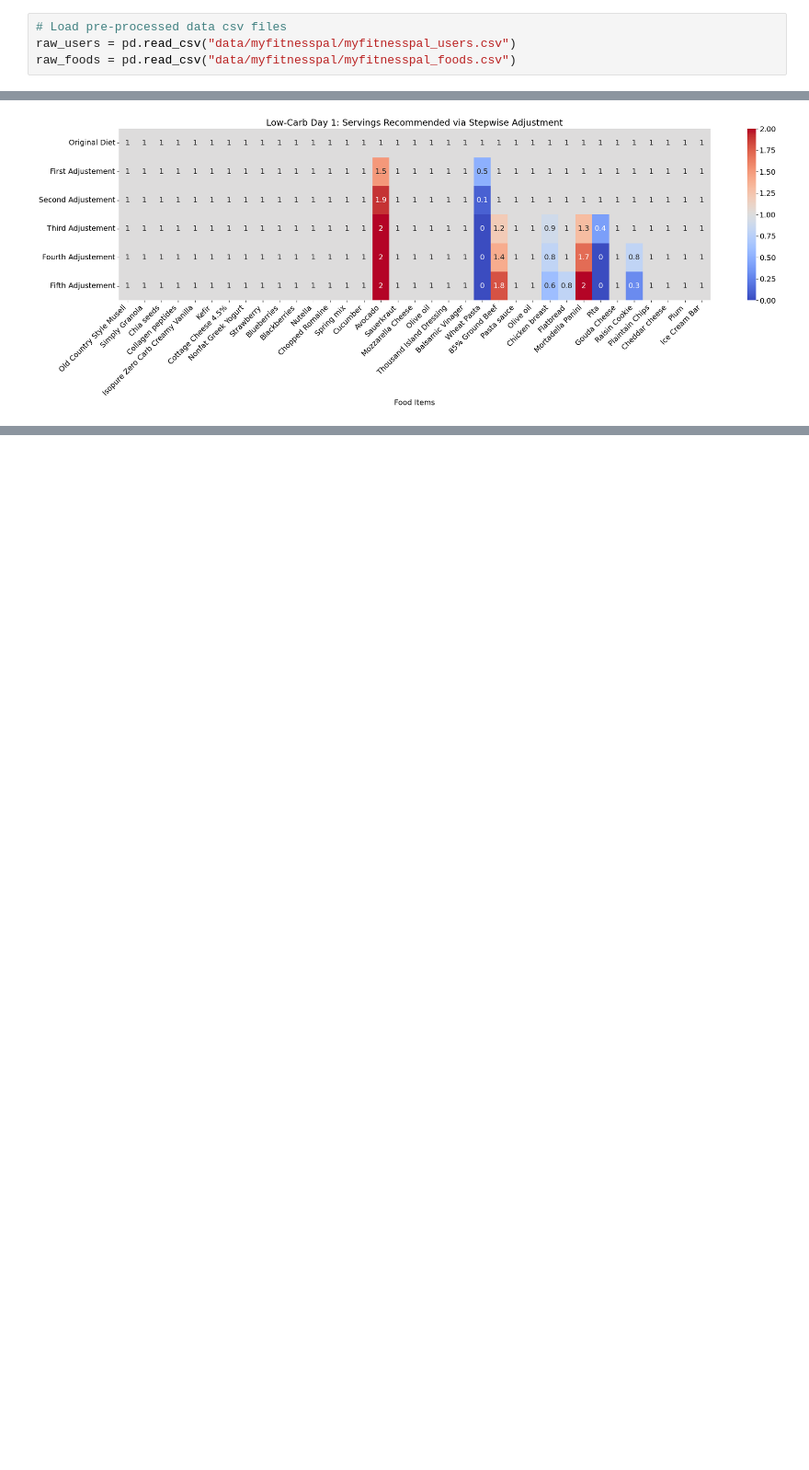
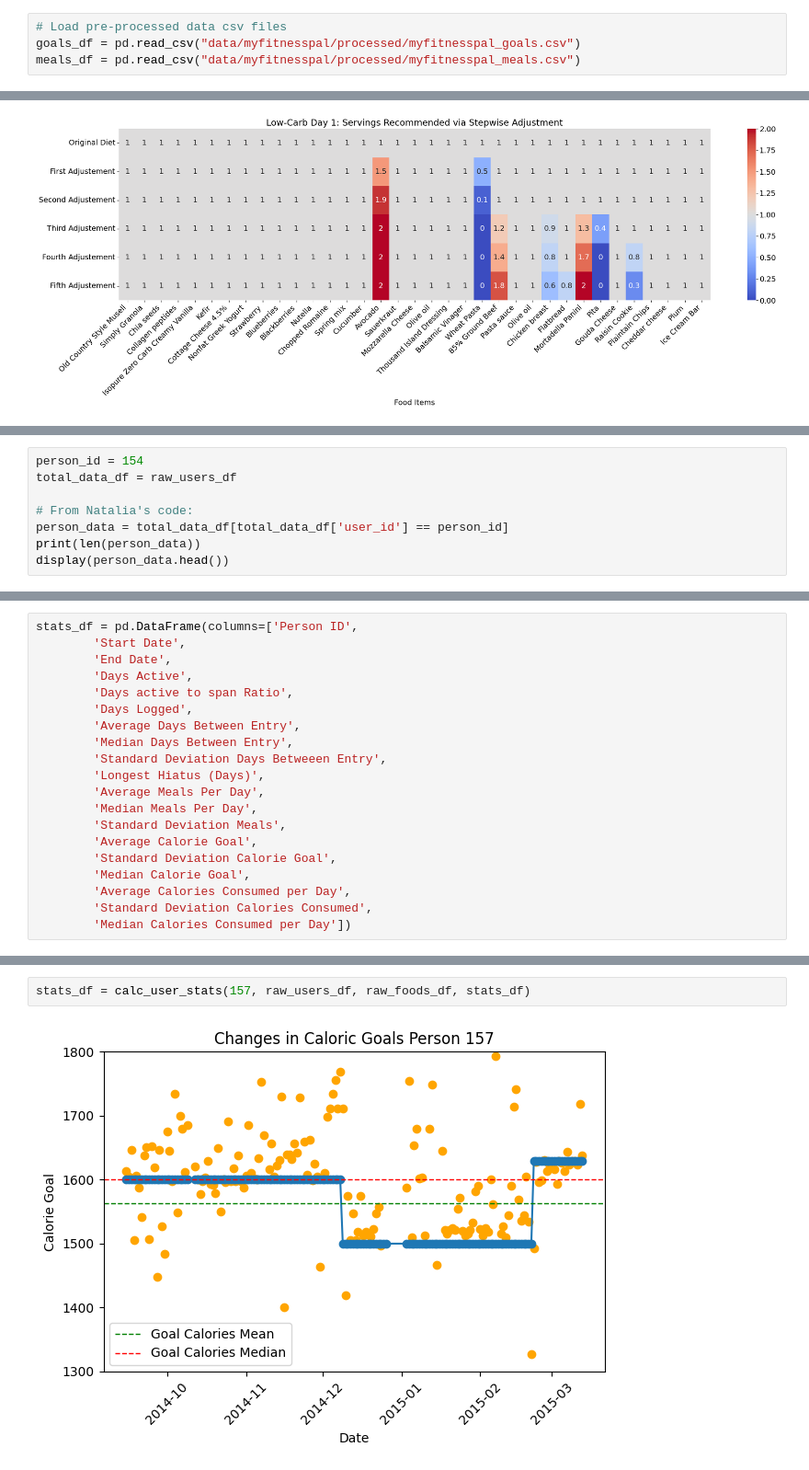
Before and after one commit to FarzinAhmadi/IO-with-behavior-Change, a Jupyter notebook: diet_CIO.ipynb, the cells around one changed output, grey strips where cells are left out. Shown at 92% size. Cells and saved outputs as stored; diff of their text form; blank space fills up the shorter version.

```diff
--- a/diet_CIO.ipynb
+++ b/diet_CIO.ipynb
@@ -27,5 +29,5 @@ from dateutil.parser import parse
 root = "data/myfitnesspal/"
 # %%
 # Load pre-processed data csv files
-raw_users = pd.read_csv("data/myfitnesspal/myfitnesspal_users.csv")
-raw_foods = pd.read_csv("data/myfitnesspal/myfitnesspal_foods.csv")
+goals_df = pd.read_csv("data/myfitnesspal/processed/myfitnesspal_goals.csv")
+meals_df = pd.read_csv("data/myfitnesspal/processed/myfitnesspal_meals.csv")
@@ -2227,0 +2363,8 @@ plt.show()
+# %%
+person_id = 154
+total_data_df = raw_users_df
+
+# From Natalia's code:
+person_data = total_data_df[total_data_df['user_id'] == person_id]
+print(len(person_data))
+display(person_data.head())
@@ -2227,0 +2399,20 @@ plt.show()
+# %%
+stats_df = pd.DataFrame(columns=['Person ID',
+        'Start Date',
+        'End Date',
+        'Days Active',
+        'Days active to span Ratio',
+        'Days Logged',
+        'Average Days Between Entry',
+        'Median Days Between Entry',
+        'Standard Deviation Days Betweeen Entry',
+        'Longest Hiatus (Days)',
+        'Average Meals Per Day',
+        'Median Meals Per Day',
+        'Standard Deviation Meals',
+        'Average Calorie Goal',
+        'Standard Deviation Calorie Goal',
+        'Median Calorie Goal',
+        'Average Calories Consumed per Day',
+        'Standard Deviation Calories Consumed',
+        'Median Calories Consumed per Day'])
@@ -2227,0 +2506,4 @@ plt.show()
+# %%
+stats_df = calc_user_stats(157, raw_users_df, raw_foods_df, stats_df)
+# %% [output]
+[figure, added]
```
Also changed, not shown: parts of 26 cells of this notebook, 5 other files.
